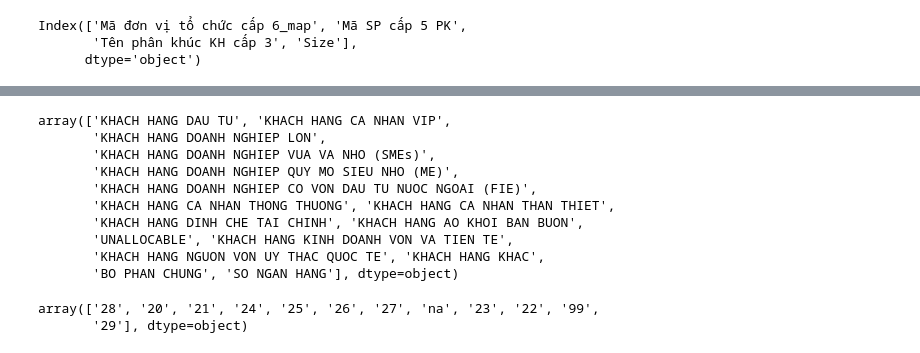
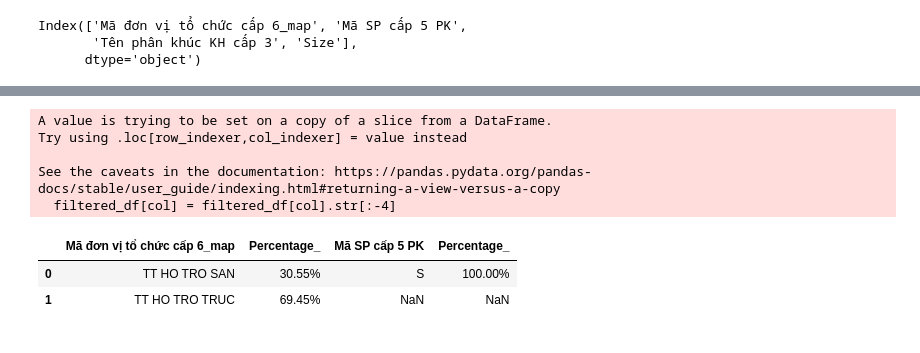
Before and after one commit to DucNgMinh/Money_flow_diagram, a Jupyter notebook: sankey_plot.ipynb, the cells around one changed output, grey strips where cells are left out. Saved outputs shown, nothing was run; the diff lists cells and outputs as text; code cells hidden in the pictures.

```diff
--- a/sankey_plot.ipynb
+++ b/sankey_plot.ipynb
@@ -427,6 +427,7 @@ map_name = map_df.set_index('ORG_UNIT_ID')['LEVEL_02_NAME'].to_dict()
 # load allocation data
 al_df = pd.read_csv(r'./Hai ha/KQ phan bo GD2_T092023.csv')
 al_df.rename(columns = {'Chi phí nhận phân bổ tại thời điểm':'Size'}, inplace = True)
+al_df.dropna(inplace= True)
 
 # create mapped columns for al_df
 al_df['Mã đơn vị tổ chức cấp 6_map'] = al_df['Mã đơn vị tổ chức cấp 6'].map(map_name)
@@ -494,18 +449,45 @@ Name: Tên phân khúc KH cấp 3, Length: 101, dtype: int64
-# %%
-al_df['Tên phân khúc KH cấp 3'].unique()
-# %% [output]
-array(['KHACH HANG DAU TU', 'KHACH HANG CA NHAN VIP',
-       'KHACH HANG DOANH NGHIEP LON',
-       'KHACH HANG DOANH NGHIEP VUA VA NHO (SMEs)',
-       'KHACH HANG DOANH NGHIEP QUY MO SIEU NHO (ME)',
-       'KHACH HANG DOANH NGHIEP CO VON DAU TU NUOC NGOAI (FIE)',
-       'KHACH HANG CA NHAN THONG THUONG', 'KHACH HANG CA NHAN THAN THIET',
-       'KHACH HANG DINH CHE TAI CHINH', 'KHACH HANG AO KHOI BAN BUON',
-       'UNALLOCABLE', 'KHACH HANG KINH DOANH VON VA TIEN TE',
-       'KHACH HANG NGUON VON UY THAC QUOC TE', 'KHACH HANG KHAC',
-       'BO PHAN CHUNG', 'SO NGAN HANG'], dtype=object)
-# %%
-al_df['Mã SP cấp 5 PK'].unique()
-# %% [output]
-array(['28', '20', '21', '24', '25', '26', '27', 'na', '23', '22', '99',
-       '29'], dtype=object)
+# %%
+def calculate_distribution(data, highlighted_nodes):
+    if len(highlighted_nodes) == 0:
+        return None
+
+    def calculate_percentage(df, level_column, size_column):
+        grouped_df = df[[level_column, size_column]].groupby(level_column)[size_column].sum().reset_index()
+        total_size = grouped_df[size_column].sum()
+        grouped_df[f'Percentage_{level_column[2]}'] = grouped_df[size_column] / total_size
+        return grouped_df.drop(size_column, axis=1)
+
+    values_to_filter = highlighted_nodes
+    filtered_df = data[data.isin(values_to_filter).any(axis=1)]
+    filtered_columns = filtered_df.columns
+    filtered_columns = filtered_columns.drop('Size')
+    for col in filtered_columns:
+        filtered_df[col] = filtered_df[col].str[:-4]
+
+    results = []
+    for col in filtered_columns:
+        result = calculate_percentage(filtered_df, col, 'Size')
+        results.append(result)
+
+    final_result = pd.concat(results, axis=1)
+    # final_result = final_result.style.format({
+    #     'Percentage_0': '{:.2%}'.format,
+    #     'Percentage_1': '{:.2%}'.format,
+    #     'Percentage_2': '{:.2%}'.format,
+    #     'Percentage_3': '{:.2%}'.format,
+    #     'Percentage_4': '{:.2%}'.format
+    # })
+    pd.options.display.float_format = '{:.2%}'.format
+    return final_result
+# %%
+highlighted_nodes = ['TT HO TRO SAN PHAM', 'TT HO TRO TRUC TIEP']
+calculate_distribution(sp_df, highlighted_nodes)
+# %% [output]
+A value is trying to be set on a copy of a slice from a DataFrame.
+Try using .loc[row_indexer,col_indexer] = value instead
+
+See the caveats in the documentation: https://pandas.pydata.org/pandas-docs/stable/user_guide/indexing.html#returning-a-view-versus-a-copy
+  filtered_df[col] = filtered_df[col].str[:-4]
+|  | Mã đơn vị tổ chức cấp 6_map | Percentage_ | Mã SP cấp 5 PK | Percentage_ |
+| 0 | TT HO TRO SAN | 30.55% | S | 100.00% |
+| 1 | TT HO TRO TRUC | 69.45% | NaN | NaN |
```
Also changed, not shown: parts of 5 cells of this notebook, 1 other file.
